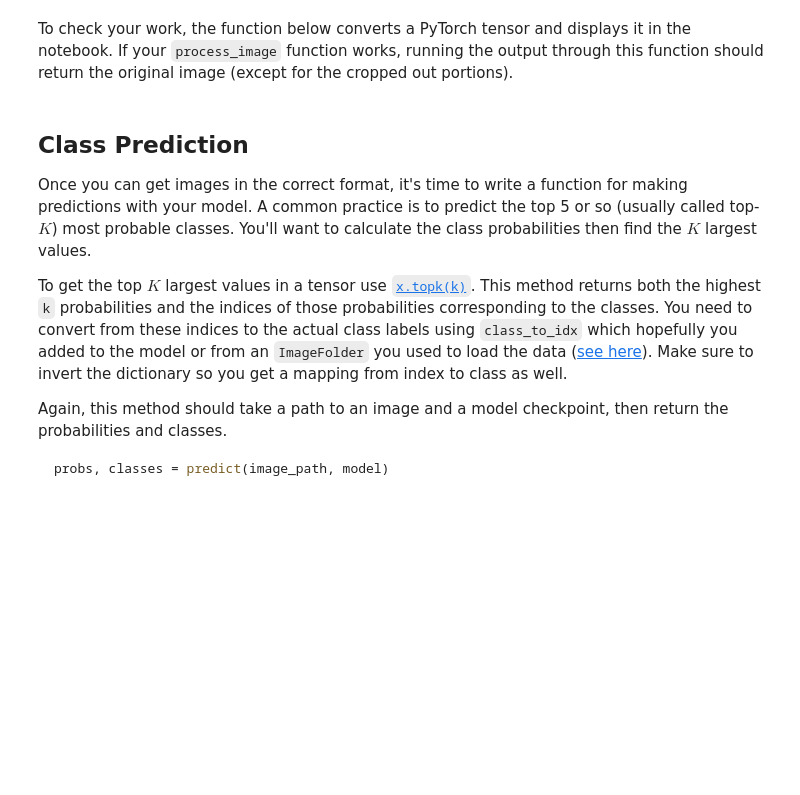
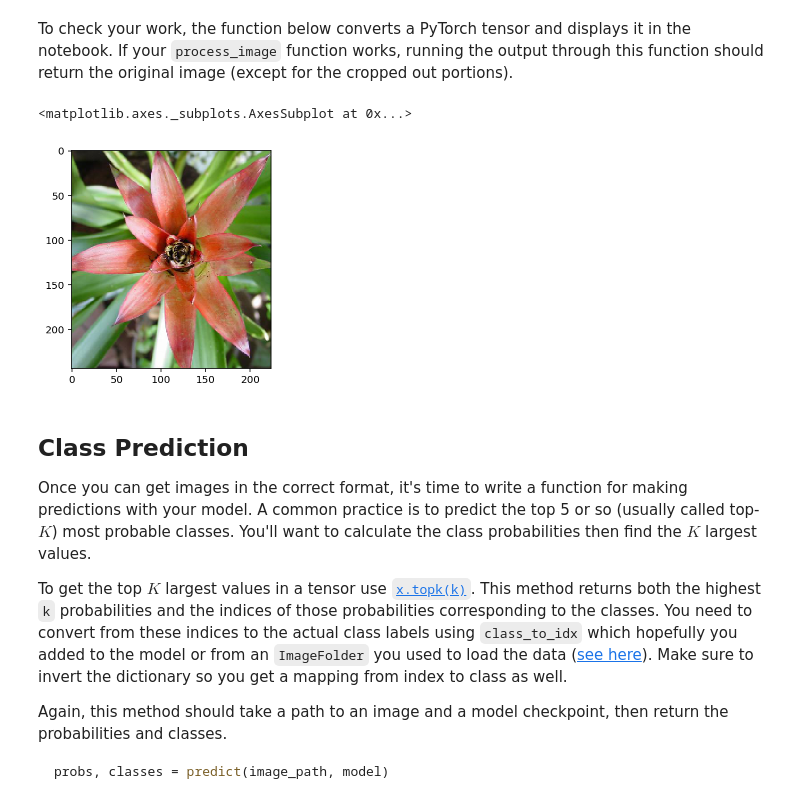
Before and after one commit to shuqairns/image_classifier, a Jupyter notebook: Image Classifier Project.ipynb, the cells around one changed output. Drawn from its saved outputs; the diff is of its cells as text; code cells hidden in the pictures; blank space fills up the shorter version.

Commit message:
save/load and image preprocessing is complete

```diff
--- a/Image Classifier Project.ipynb
+++ b/Image Classifier Project.ipynb
@@ -267,0 +285,8 @@ Remember that you'll want to completely rebuild the model later so you can use i
+# %%
+# TODO: Save the checkpoint
+model.class_to_idx = image_datasets['train'].class_to_idx
+checkpoint = {'model': model,
+            'model_state_dict': model.state_dict(),
+            'optimizer_state_dict': optimizer.state_dict()}
+print(checkpoint)
+torch.save(checkpoint, 'checkpoint.pth')
@@ -271,3 +314,11 @@ Remember that you'll want to completely rebuild the model later so you can use i
 At this point it's good to write a function that can load a checkpoint and rebuild the model. That way you can come back to this project and keep working on it without having to retrain the network.
 # %%
 # TODO: Write a function that loads a checkpoint and rebuilds the model
+def load_checkpoint(filepath):
+    checkpoint = torch.load(filepath)
+    model = checkpoint['model']
+    model.load_state_dict(checkpoint['model_state_dict'])
+    return model
+# %%
+model = load_checkpoint("checkpoint.pth")
+print(model)
@@ -314,7 +440,7 @@ def imshow(image, ax=None, title=None):
 
     # PyTorch tensors assume the color channel is the first dimension
     # but matplotlib assumes is the third dimension
-    image = image.numpy().transpose((1, 2, 0))
+    image = image.transpose((1, 2, 0))
 
     # Undo preprocessing
     mean = np.array([0.485, 0.456, 0.406])
@@ -322,11 +448,17 @@ def imshow(image, ax=None, title=None):
     image = std * image + mean
 
     # Image needs to be clipped between 0 and 1 or it looks like noise when displayed
-    image = np.clip(image, 0, 1)
+#     image  = np.clip(image, 0, 1)
 
     ax.imshow(image)
 
     return ax
+# %%
+img = process_image("flowers/valid/99/image_07875.jpg")
+imshow(img)
+# %% [output]
+<matplotlib.axes._subplots.AxesSubplot at 0x...>
+[figure, added]
 # %% [markdown]
 ## Class Prediction
 
```
Also changed, not shown: parts of 27 cells of this notebook.
